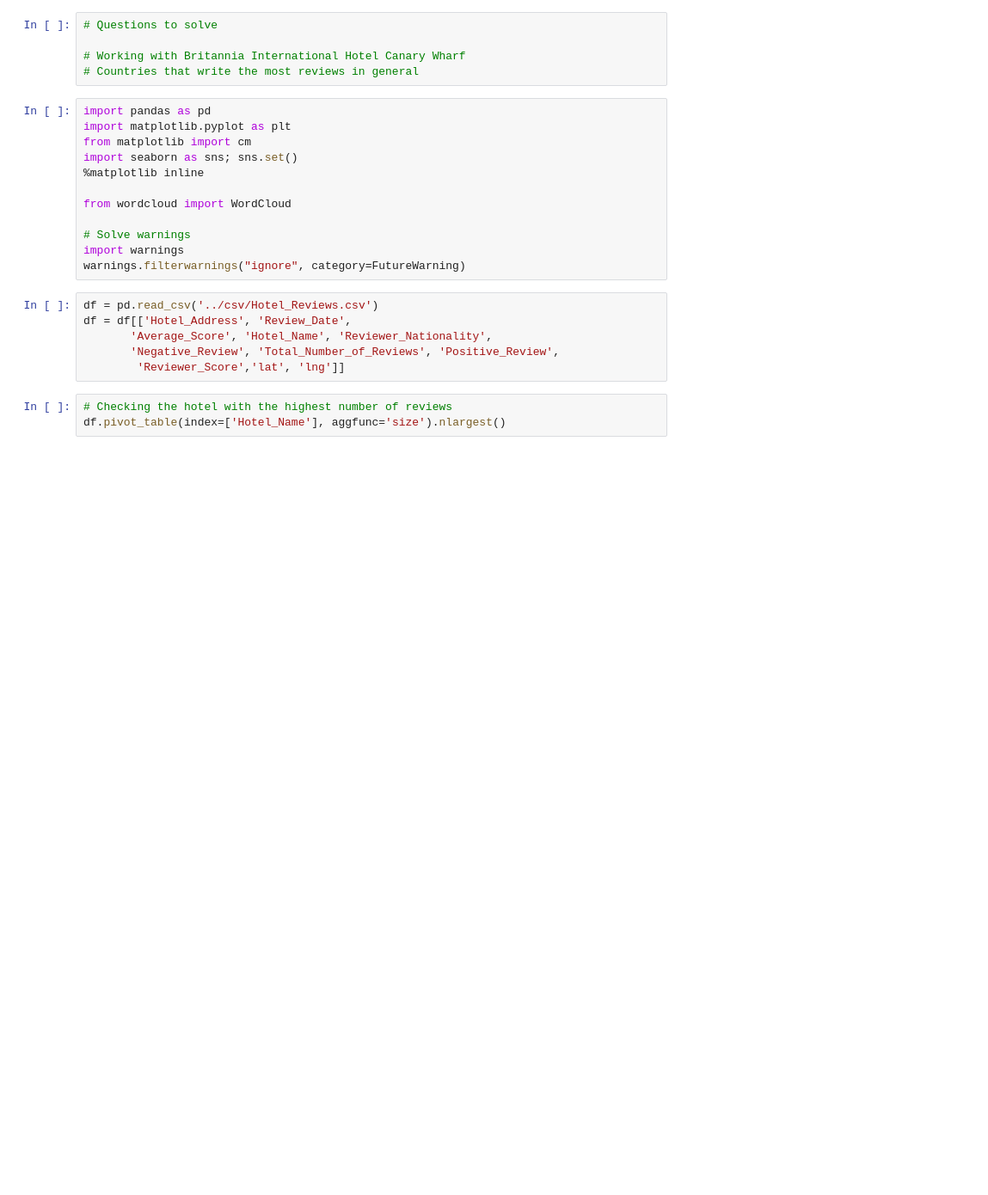
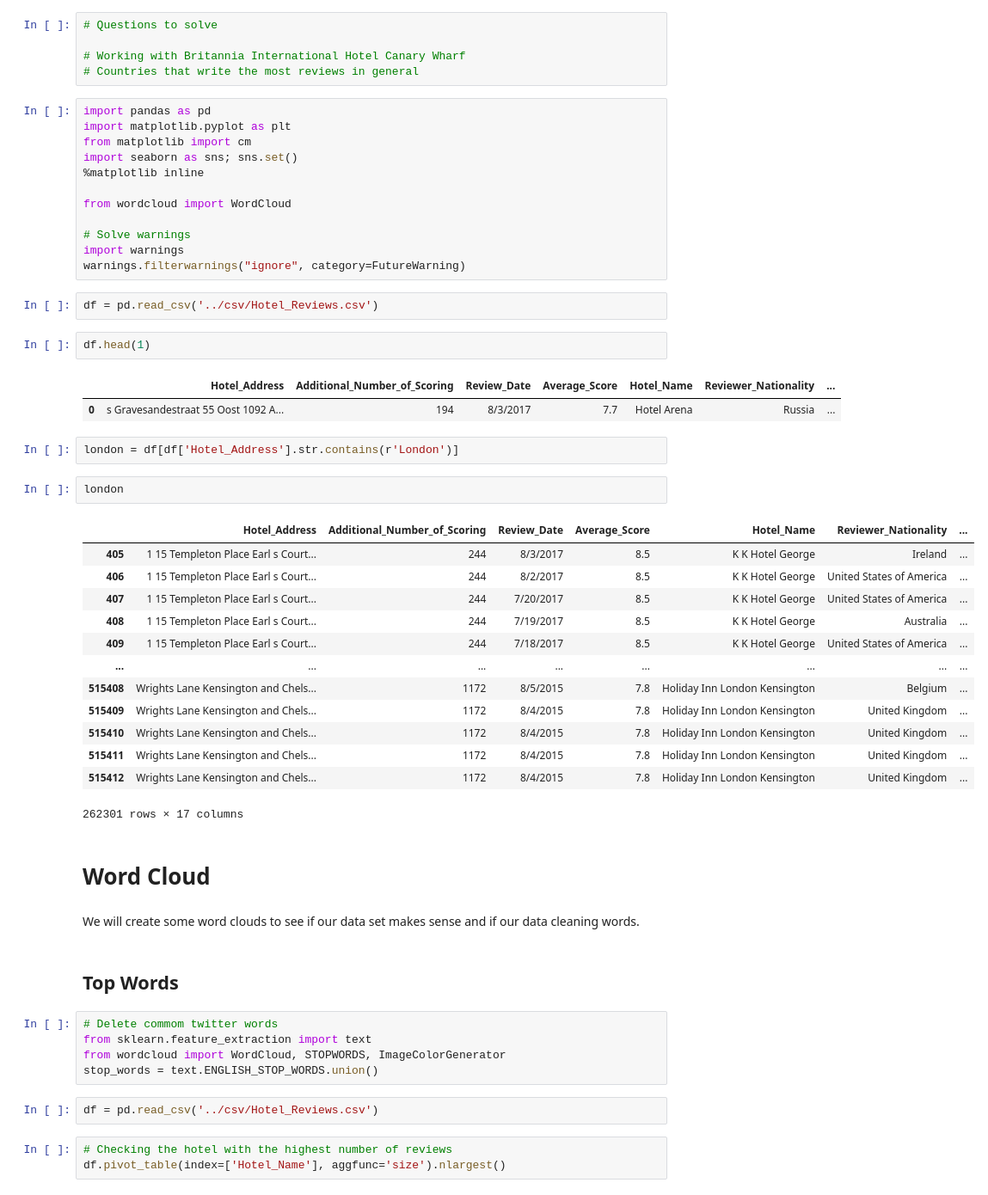
Before and after one commit to ismael-araujo/Hotel-Reviews-Analysis-Using-NLP, a Jupyter notebook: preprossessing/eda.ipynb, the cells around one changed output. Shown at 86% size. Drawn from its saved outputs; the diff is of its cells as text; blank space fills up the shorter version.

```diff
--- a/preprossessing/eda.ipynb
+++ b/preprossessing/eda.ipynb
@@ -17,10 +17,42 @@ import warnings
 warnings.filterwarnings("ignore", category=FutureWarning)
 # %%
 df = pd.read_csv('../csv/Hotel_Reviews.csv')
-df = df[['Hotel_Address', 'Review_Date',
-       'Average_Score', 'Hotel_Name', 'Reviewer_Nationality',
-       'Negative_Review', 'Total_Number_of_Reviews', 'Positive_Review',
-        'Reviewer_Score','lat', 'lng']]
+# %%
+df.head(1)
+# %% [output]
+|  | Hotel_Address | Additional_Number_of_Scoring | Review_Date | Average_Score | Hotel_Name | Reviewer_Nationality | ... |
+| 0 | s Gravesandestraat 55 Oost 1092 A... | 194 | 8/3/2017 | 7.7 | Hotel Arena | Russia | ... |
+# %%
+london = df[df['Hotel_Address'].str.contains(r'London')]
+# %%
+london
+# %% [output]
+|  | Hotel_Address | Additional_Number_of_Scoring | Review_Date | Average_Score | Hotel_Name | Reviewer_Nationality | ... |
+| 405 | 1 15 Templeton Place Earl s Court... | 244 | 8/3/2017 | 8.5 | K K Hotel George | Ireland | ... |
+| 406 | 1 15 Templeton Place Earl s Court... | 244 | 8/2/2017 | 8.5 | K K Hotel George | United States of America | ... |
+| 407 | 1 15 Templeton Place Earl s Court... | 244 | 7/20/2017 | 8.5 | K K Hotel George | United States of America | ... |
+| 408 | 1 15 Templeton Place Earl s Court... | 244 | 7/19/2017 | 8.5 | K K Hotel George | Australia | ... |
+| 409 | 1 15 Templeton Place Earl s Court... | 244 | 7/18/2017 | 8.5 | K K Hotel George | United States of America | ... |
+| ... | ... | ... | ... | ... | ... | ... | ... |
+| 515408 | Wrights Lane Kensington and Chels... | 1172 | 8/5/2015 | 7.8 | Holiday Inn London Kensington | Belgium | ... |
+| 515409 | Wrights Lane Kensington and Chels... | 1172 | 8/4/2015 | 7.8 | Holiday Inn London Kensington | United Kingdom | ... |
+| 515410 | Wrights Lane Kensington and Chels... | 1172 | 8/4/2015 | 7.8 | Holiday Inn London Kensington | United Kingdom | ... |
+| 515411 | Wrights Lane Kensington and Chels... | 1172 | 8/4/2015 | 7.8 | Holiday Inn London Kensington | United Kingdom | ... |
+| 515412 | Wrights Lane Kensington and Chels... | 1172 | 8/4/2015 | 7.8 | Holiday Inn London Kensington | United Kingdom | ... |
+262301 rows × 17 columns
+# %% [markdown]
+# Word Cloud
+# %% [markdown]
+We will create some word clouds to see if our data set makes sense and if our data cleaning words.
+# %% [markdown]
+## Top Words
+# %%
+# Delete commom twitter words
+from sklearn.feature_extraction import text
+from wordcloud import WordCloud, STOPWORDS, ImageColorGenerator
+stop_words = text.ENGLISH_STOP_WORDS.union()
+# %%
+df = pd.read_csv('../csv/Hotel_Reviews.csv')
 # %%
 # Checking the hotel with the highest number of reviews
 df.pivot_table(index=['Hotel_Name'], aggfunc='size').nlargest()
```
Also changed, not shown: parts of 4 cells of this notebook, 3 other files.
